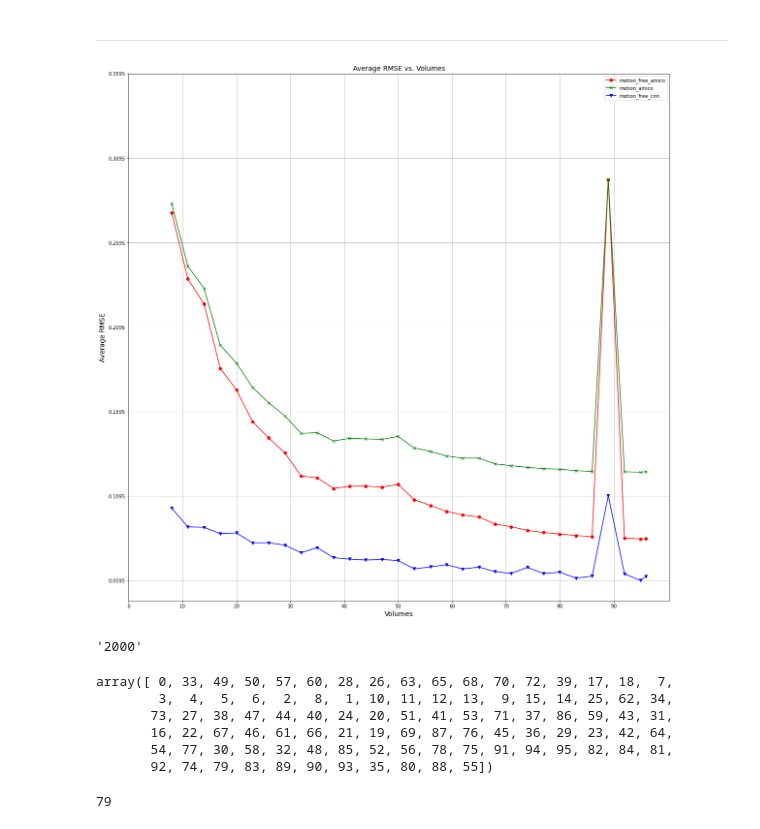
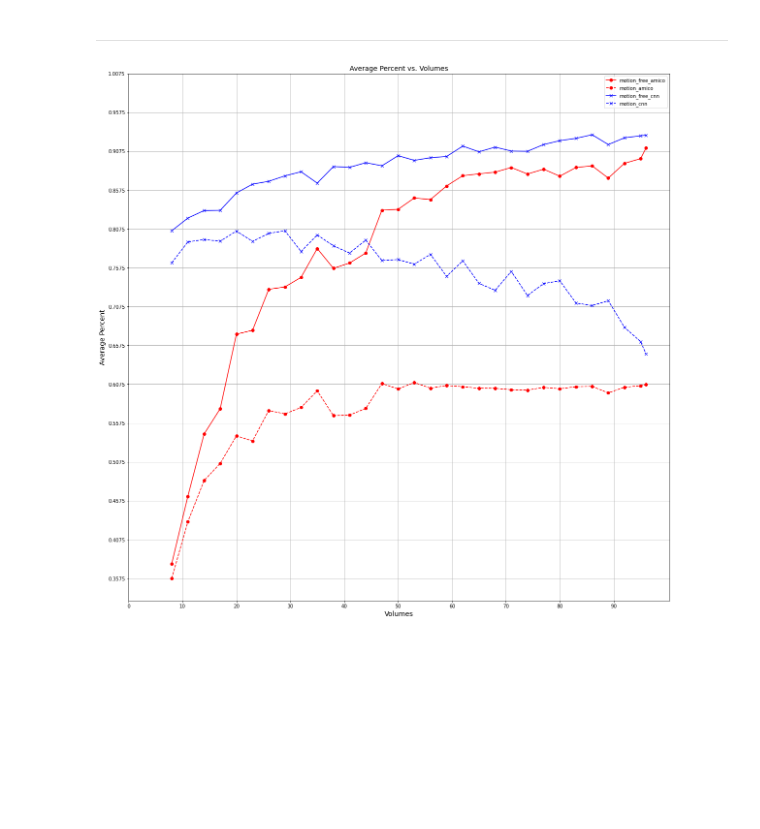
Before and after one commit to Victorvv-1024/IndividualProject, a Jupyter notebook: MedICSS2021_/Net/new_experiment_1_result.ipynb, the cells around one changed output. Saved outputs shown, nothing was run; the diff lists cells and outputs as text; code cells hidden in the pictures; blank space fills up the shorter version.

```diff
--- a/MedICSS2021_/Net/new_experiment_1_result.ipynb
+++ b/MedICSS2021_/Net/new_experiment_1_result.ipynb
@@ -728,43 +507,46 @@ motion_ami_avg = [np.average(x) for x in motion_ami_rmse]
 motion_cnn_avg = [np.average(x) for x in motion_cnn_rmse]
+# %%
+# AVG Percent value
+motion_free_ami_avg = [np.average(x) for x in motion_free_percent]
+motion_ami_avg = [np.average(x) for x in motion_ami_percent]
+
+motion_free_cnn_avg = [np.average(x) for x in motion_free_cnn_percent]
+motion_cnn_avg = [np.average(x) for x in motion_cnn_percent]
 # %%
-# plot graphs
+# plot RMSE graphs
 plt.figure(figsize=(20,20))
-plt.plot(volumes, motion_free_ami_avg, color='red', marker='o') # motion-free ami is red
-plt.plot(volumes, motion_ami_avg, color='green', marker='x') # motion ami is green
-plt.plot(volumes, motion_cnn_avg, color='blue', marker='v') # motion cnn is blue
+plt.plot(volumes, motion_free_ami_avg, color='red', marker='o')
+plt.plot(volumes, motion_ami_avg, color='red', marker='o', linestyle='dashed')
+
+plt.plot(volumes, motion_free_cnn_avg, color='blue', marker='x')
+plt.plot(volumes, motion_cnn_avg, color='blue', marker='x', linestyle='dashed')
+
 plt.title('Average RMSE vs. Volumes', fontsize=14)
 plt.xlabel('Volumes', fontsize=14)
 plt.xticks( range(0,100,10) )   # Put x axis ticks every 10 units.
 plt.ylabel('Average RMSE', fontsize=14)
-plt.yticks(np.arange(min(motion_cnn_avg), max(motion_ami_avg)+0.1, 0.05))
-plt.legend(['motion_free_amico', 'motion_amico', 'motion_free_cnn'], loc='upper right')
+plt.yticks(np.arange(min(motion_free_cnn_avg), max(motion_ami_avg)+0.1, 0.05))
+plt.legend(['motion_free_amico', 'motion_amico', 'motion_free_cnn', 'motion_cnn'], loc='upper right')
 plt.grid(True)
 # save picture
-plt.savefig(os.path.join('/home/vw/Data/IndividualProject/MedICSS2021_/Net/new_exp1_results/s3', 'avg_performance.jpg'),transparent=True)
+plt.savefig(os.path.join('/home/vw/Data/IndividualProject/MedICSS2021_/Net/new_exp1_results/s4', 'avg_performance.jpg'),transparent=True)
-# %% [output]
-[figure, removed]
-# %%
-bvals = '0 3000 1000 2000 2000 1000 2000 3000 1000 2000 3000 1000 2000 3000 1000 2000 3000 0 1000 3000 2000 1000 2000 3000 1000 2000 3000 1000 2000 3000 1000 2000 3000 0 1000 3000 2000 1000 1000 2000 3000 2000 3000 1000 2000 3000 1000 2000 3000 0 1000 2000 3000 1000 2000 3000 1000 2000 3000 1000 2000 3000 2000 1000 3000 0 1000 3000 2000 3000 1000 2000 1000 2000 3000 3000 1000 2000 1000 2000 3000 0 1000 3000 2000 1000 2000 2000 1000 3000 3000 1000 2000 3000 3000 1000'
-bvals.split()[79]
-# %% [output]
-'2000'
-# %%
-# use the stringnet threshold to filter off data
-t0, t1, r0, r1, out, num = 3.0, 2.0, 3.0, 2.0, 0.05, 96
-
-s03_motion_path = '/home/vw/Data/IndividualProject/MedICSS2021_/Data-NODDI/s03_motion'
-filter_cmd = '--path ' + s03_motion_path + ' --t0 ' + str(t0) + ' --t1 ' + str(t1) + ' --r0 ' + str(r0) + ' --r1 ' + str(r1) + ' --out ' + str(out) + ' --num ' + str(num)
-filter_args = filter_parser().parse_args(filter_cmd.split())
-sorted_index = order_volumes(filter_args)
-sorted_index
-# %% [output]
-array([ 0, 33, 49, 50, 57, 60, 28, 26, 63, 65, 68, 70, 72, 39, 17, 18,  7,
-        3,  4,  5,  6,  2,  8,  1, 10, 11, 12, 13,  9, 15, 14, 25, 62, 34,
-       73, 27, 38, 47, 44, 40, 24, 20, 51, 41, 53, 71, 37, 86, 59, 43, 31,
-       16, 22, 67, 46, 61, 66, 21, 19, 69, 87, 76, 45, 36, 29, 23, 42, 64,
-       54, 77, 30, 58, 32, 48, 85, 52, 56, 78, 75, 91, 94, 95, 82, 84, 81,
-       92, 74, 79, 83, 89, 90, 93, 35, 80, 88, 55])
-# %%
-sorted_index[87]
-# %% [output]
-79
+# %%
+# plot Percent graphs
+plt.figure(figsize=(20,20))
+plt.plot(volumes, motion_free_ami_avg, color='red', marker='o')
+plt.plot(volumes, motion_ami_avg, color='red', marker='o', linestyle='dashed')
+
+plt.plot(volumes, motion_free_cnn_avg, color='blue', marker='x')
+plt.plot(volumes, motion_cnn_avg, color='blue', marker='x', linestyle='dashed')
+
+plt.title('Average Percent vs. Volumes', fontsize=14)
+plt.xlabel('Volumes', fontsize=14)
+plt.xticks( range(0,100,10) )   # Put x axis ticks every 10 units.
+plt.ylabel('Average Percent', fontsize=14)
+plt.yticks(np.arange(min(motion_ami_avg), max(motion_free_cnn_avg)+0.1, 0.05))
+plt.legend(['motion_free_amico', 'motion_amico', 'motion_free_cnn', 'motion_cnn'], loc='upper right')
+plt.grid(True)
+# save picture
+plt.savefig(os.path.join('/home/vw/Data/IndividualProject/MedICSS2021_/Net/new_exp1_results/s4', 'avg_performance_percent.jpg'),transparent=True)
+# %% [output]
+[figure, added]
```
Also changed, not shown: parts of 93 cells of this notebook.
